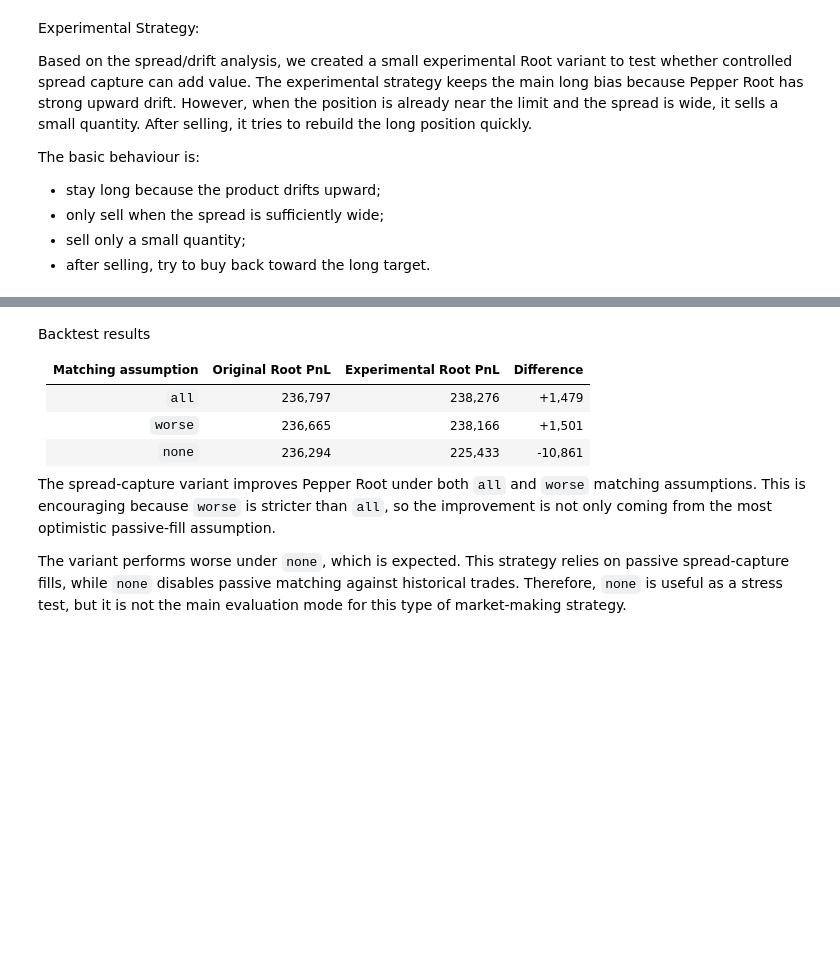
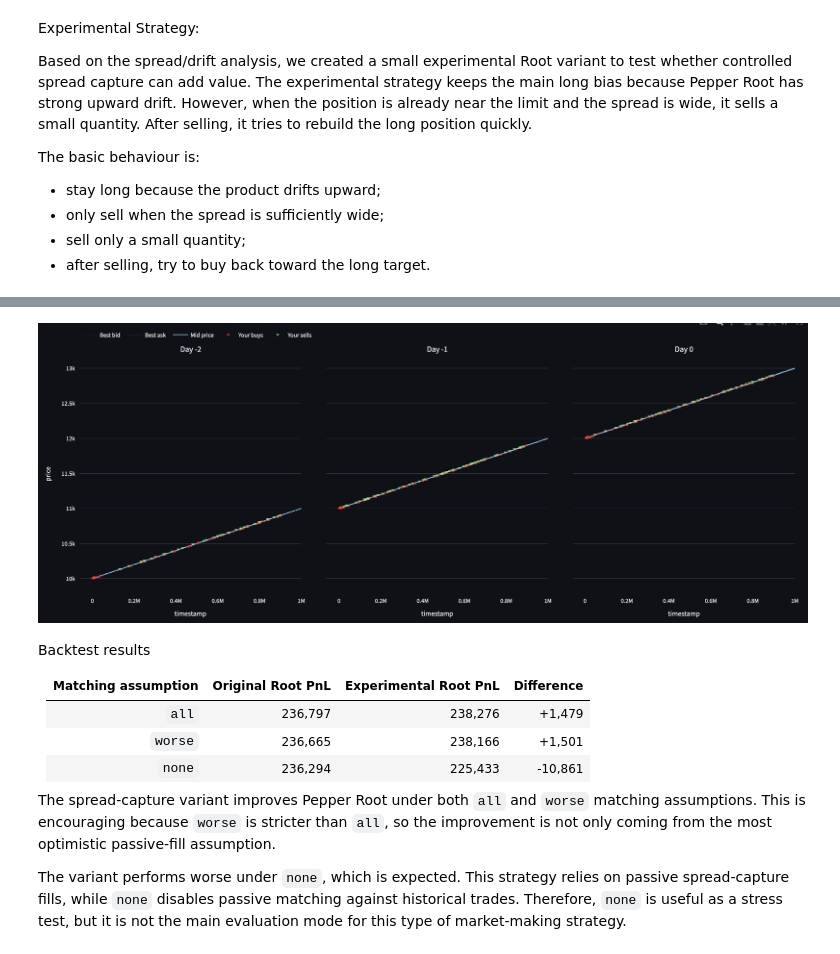
Before and after one commit to vanshkharbanda93-alt/IMC_Prosperity_4, a Jupyter notebook: round_1/improved_strategies/pepper_root_spread_analysis.ipynb, the cells around one changed output, grey strips where cells are left out. Drawn from its saved outputs; the diff is of its cells as text; code cells hidden in the pictures; blank space fills up the shorter version.

```diff
--- a/round_1/improved_strategies/pepper_root_spread_analysis.ipynb
+++ b/round_1/improved_strategies/pepper_root_spread_analysis.ipynb
@@ -212,3 +209,7 @@ The basic behaviour is:
+# %%
+display(Image(filename="assets/spread_capture_pepperroot.png"))
+# %% [output]
+[figure, added]
 # %% [markdown]
 Backtest results
 
```
Also changed, not shown: parts of 5 cells of this notebook.
